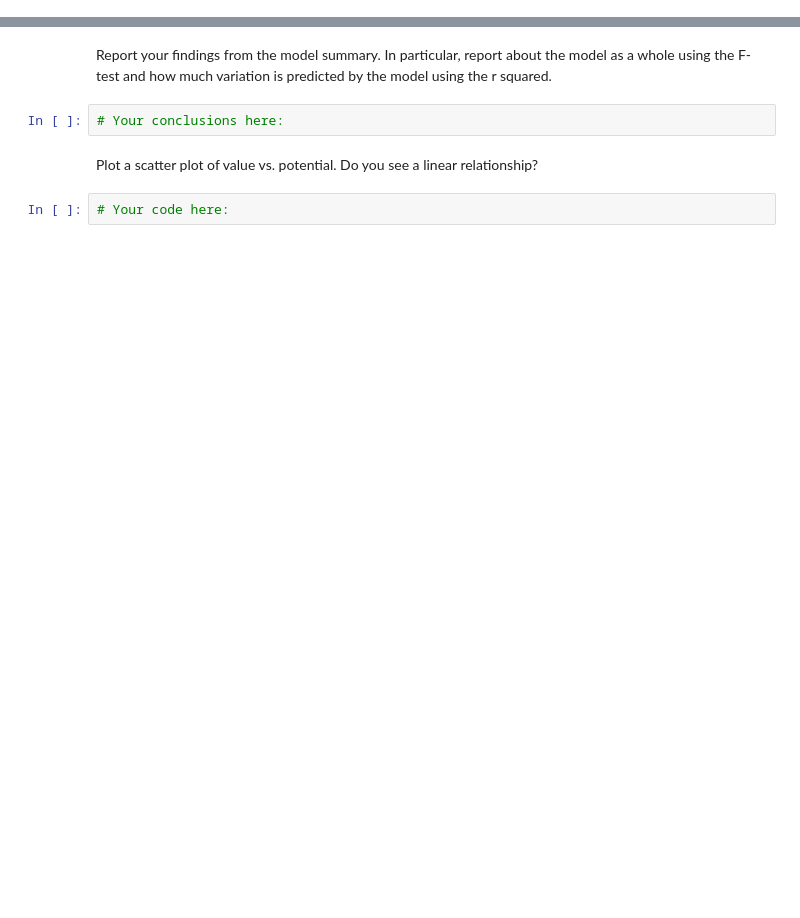
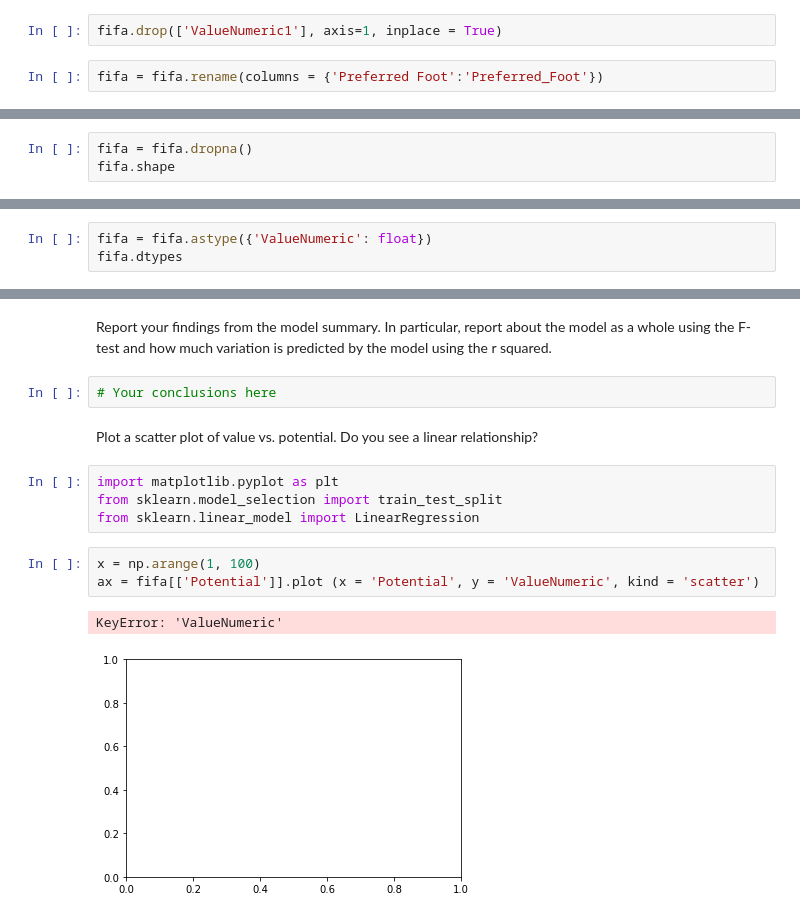
Before and after one commit to ta-data-mexpt/lab-correlation-tests-with-scipy, a Jupyter notebook: your-code/main.ipynb, the cells around one changed output, grey strips where cells are left out. Saved outputs shown, nothing was run; the diff lists cells and outputs as text; blank space fills up the shorter version.

```diff
--- a/your-code/main.ipynb
+++ b/your-code/main.ipynb
@@ -24,0 +57,4 @@ Player's values are expressed in euros. We would like this column to be numeric.
+# %%
+fifa.drop(['ValueNumeric1'], axis=1, inplace = True)
+# %%
+fifa = fifa.rename(columns = {'Preferred Foot':'Preferred_Foot'})
@@ -50,0 +241,3 @@ We'll start by ensuring there are no missing values. Examine all variables for a
+# %%
+fifa = fifa.dropna()
+fifa.shape
@@ -50,0 +246,3 @@ We'll start by ensuring there are no missing values. Examine all variables for a
+# %%
+fifa = fifa.astype({'ValueNumeric': float})
+fifa.dtypes
@@ -65,8 +345,16 @@ Next, create a second regression model predicting value using potential. Create
 # %% [markdown]
 Report your findings from the model summary. In particular, report about the model as a whole using the F-test and how much variation is predicted by the model using the r squared.
 # %%
-# Your conclusions here:
+# Your conclusions here
 # %% [markdown]
 Plot a scatter plot of value vs. potential. Do you see a linear relationship?
-# %%
-# Your code here:
+# %%
+import matplotlib.pyplot as plt
+from sklearn.model_selection import train_test_split
+from sklearn.linear_model import LinearRegression
+# %%
+x = np.arange(1, 100)
+ax = fifa[['Potential']].plot (x = 'Potential', y = 'ValueNumeric', kind = 'scatter')
+# %% [output]
+KeyError: 'ValueNumeric'
+[figure, added]
```
Also changed, not shown: parts of 30 cells of this notebook.
